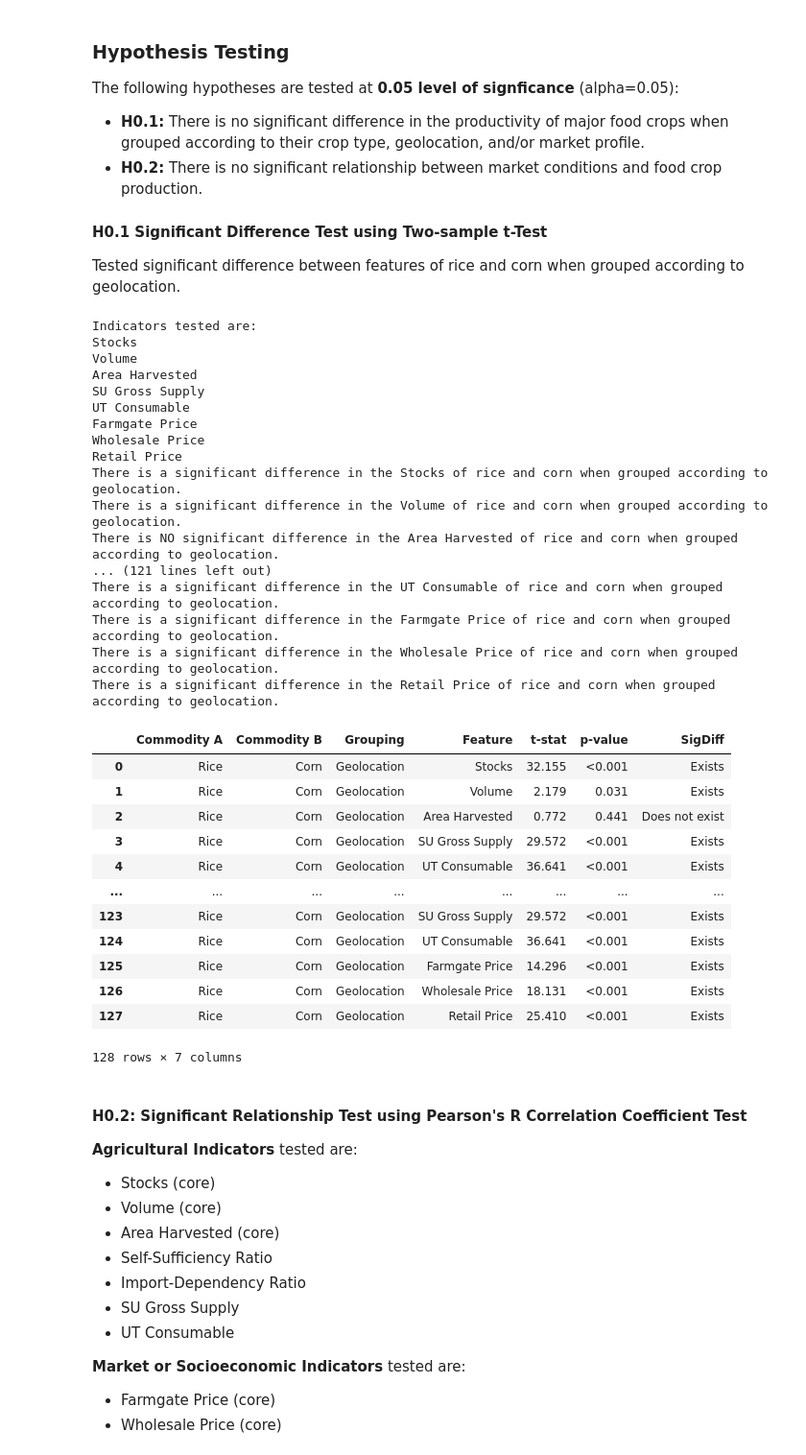
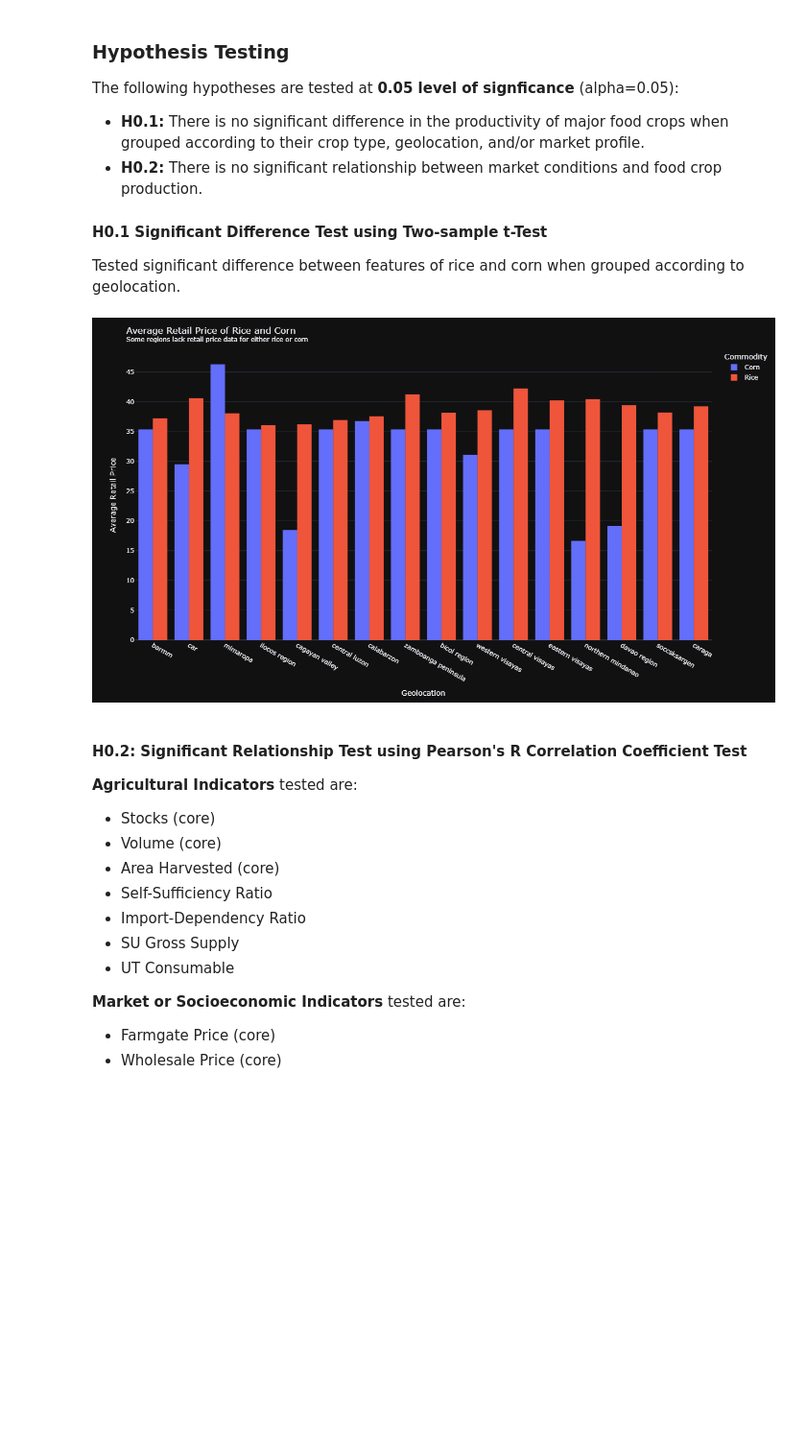
Before and after one commit to Bourbon-Rye/Baesian-Cropability, a Jupyter notebook: data_exploration.ipynb, the cells around one changed output. Shown at 96% size. Saved outputs shown, nothing was run; the diff lists cells and outputs as text; code cells hidden in the pictures; blank space fills up the shorter version.

```diff
--- a/data_exploration.ipynb
+++ b/data_exploration.ipynb
@@ -622,13 +658,6 @@ Tested significant difference between features of rice and corn when grouped acc
 # @title Hypotheses Testing H0.1 Significant Difference Test using Two-sample t-Test
 from termcolor import cprint
 
-def p_report(p: int) -> str|int:
-    if p >= 0.001:
-        return round(p, 3)
-    else:
-        return "<0.001"
-
-# NOTE: pearson|kendall|spearman
 grouped = df[["Commodity", "Geolocation", "Retail Price"]].copy()
 imputer(grouped, 2)
 grouped = grouped.groupby(["Commodity", "Geolocation"])["Retail Price"].mean()
@@ -636,79 +665,47 @@ grouped = pd.DataFrame(grouped).reset_index()
 grouped = grouped[grouped.Geolocation != "philippines"]
 grouped["Geolocation"] = grouped["Geolocation"].replace(region_long_to_short)
 
 fig = px.histogram(grouped, x="Geolocation", y="Retail Price",
              color='Commodity', barmode='group')
 fig.update_layout(template="plotly_dark", xaxis_title="Geolocation", yaxis_title = "Average Retail Price",
                   title="Average Retail Price of Rice and Corn<br><sup>Some regions lack retail price data for either rice or corn</sup>")
 fig.update_traces(hovertemplate=("Geolocation: %{x}<br><b>Avg. retail price: %{y}</b><extra></extra>"))
-fig.show()
+render(fig)
 
 fig_to_div(fig, "plots/annual-regional/ALL_bar_retail-loc_div.html")
 fig_to_html(fig, "plots/annual-regional/ALL_bar_retail-loc.html")
 fig_to_png(fig, "plots/annual-regional/ALL_bar_retail-loc.png")
 
 # Agrimarket Indicators for Annual-Regional Data
-# Is there a significant difference in commodity retail prices when grouped according to geolocation?
-tdf = pd.concat([df.iloc[:, 0:6], df.iloc[:, 8:13]], axis=1).dropna()
+# Is there a signficant difference between the observations' <indicator> when grouped according to <category>?
+# Exclude import-dependency and self-sufficiency ratios, and exlude other National Level Period (CPI, RPI, Inflation) indicators
+tdf = pd.concat([df.iloc[:, 0:6], df.iloc[:, 8:13]], axis=1)
 tdf = tdf[tdf.Geolocation != "philippines"]
-indicators = tdf.columns[3:]
-cprint("Indicators tested are:", "blue")
-print(*indicators, sep="\n")
 alpha = 0.05
 
 rice = tdf[tdf["Commodity"] == "Rice"]
 corn = tdf[tdf["Commodity"] == "Corn"]
-results = pd.DataFrame(columns=["Commodity A", "Commodity B", "Grouping", "Feature", "t-stat", "p-value", "SigDiff"])
+results = pd.DataFrame(columns=["Commodity A", "Commodity B", "Geolocation", "Feature", "t-stat", "p-value", "SigDiff"])
 for loc in tdf["Geolocation"].unique():
-    tdf_ = tdf[tdf["Geolocation"] == loc]
+    rice_loc = rice[rice["Geolocation"] == loc]
+    corn_loc = corn[corn["Geolocation"] == loc]
     for var in tdf.columns[3:]:
-        rice_var = rice[var]
-        corn_var = corn[var]
+        rice_var = rice_loc[var].dropna()
+        corn_var = corn_loc[var].dropna()
 
         # Perform the t-test:
         t_stat, p_value = stats.ttest_ind(rice_var, corn_var)
 
         # Interpret the results:
         if p_value < alpha:
-            cprint(f"There is a significant difference in the {var} of rice and corn when grouped according to geolocation.", "red")
-            results.loc[len(results.index)] = ["Rice", "Corn", "Geolocation", var, round(t_stat,3), p_report(p_value), "Exists"]
+            results.loc[len(results.index)] = ["Rice", "Corn", loc, var, round(t_stat,3), p_report(p_value), "Exists"]
         else:
-            print(f"There is NO significant difference in the {var} of rice and corn when grouped according to geolocation.")
-            results.loc[len(results.index)] = ["Rice", "Corn", "Geolocation", var, round(t_stat,3), p_report(p_value), "Does not exist"]
+            report = "Inconclusive" if p_report(p_value) is np.nan else "Does not exist"
+            results.loc[len(results.index)] = ["Rice", "Corn", loc, var, round(t_stat,3), p_report(p_value), report]
 
-results.to_html("results/hypothesis1.html")
-results
+results.to_html("results/hypothesis1.html", index=False)
 # %% [output]
-Indicators tested are:
-Stocks
-Volume
-Area Harvested
-SU Gross Supply
-UT Consumable
-Farmgate Price
-Wholesale Price
-Retail Price
-There is a significant difference in the Stocks of rice and corn when grouped according to geolocation.
-There is a significant difference in the Volume of rice and corn when grouped according to geolocation.
-There is NO significant difference in the Area Harvested of rice and corn when grouped according to geolocation.
-... (121 lines left out)
-There is a significant difference in the UT Consumable of rice and corn when grouped according to geolocation.
-There is a significant difference in the Farmgate Price of rice and corn when grouped according to geolocation.
-There is a significant difference in the Wholesale Price of rice and corn when grouped according to geolocation.
-There is a significant difference in the Retail Price of rice and corn when grouped according to geolocation.
-|  | Commodity A | Commodity B | Grouping | Feature | t-stat | p-value | SigDiff |
-| 0 | Rice | Corn | Geolocation | Stocks | 32.155 | <0.001 | Exists |
-| 1 | Rice | Corn | Geolocation | Volume | 2.179 | 0.031 | Exists |
-| 2 | Rice | Corn | Geolocation | Area Harvested | 0.772 | 0.441 | Does not exist |
-| 3 | Rice | Corn | Geolocation | SU Gross Supply | 29.572 | <0.001 | Exists |
-| 4 | Rice | Corn | Geolocation | UT Consumable | 36.641 | <0.001 | Exists |
-| ... | ... | ... | ... | ... | ... | ... | ... |
-| 123 | Rice | Corn | Geolocation | SU Gross Supply | 29.572 | <0.001 | Exists |
-| 124 | Rice | Corn | Geolocation | UT Consumable | 36.641 | <0.001 | Exists |
-| 125 | Rice | Corn | Geolocation | Farmgate Price | 14.296 | <0.001 | Exists |
-| 126 | Rice | Corn | Geolocation | Wholesale Price | 18.131 | <0.001 | Exists |
-| 127 | Rice | Corn | Geolocation | Retail Price | 25.410 | <0.001 | Exists |
-128 rows × 7 columns
+[figure, added]
 # %% [markdown]
 #### H0.2: Significant Relationship Test using Pearson's R Correlation Coefficient Test
 
```
Also changed, not shown: parts of 11 cells of this notebook, 3 other files.
